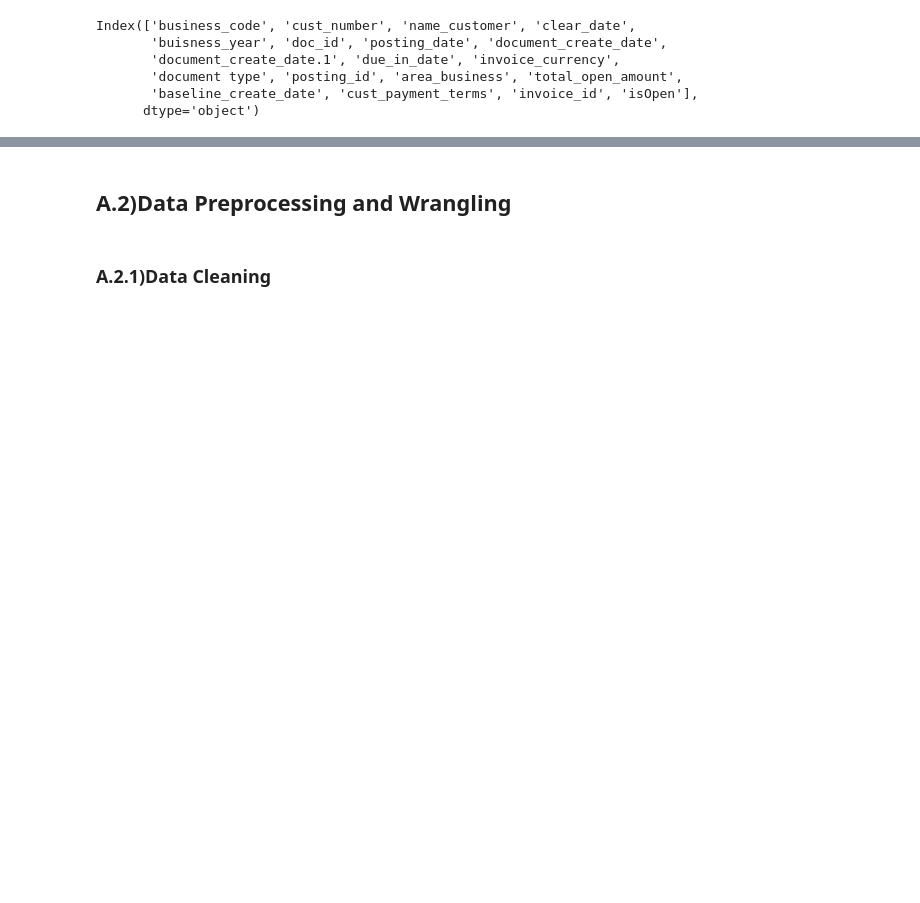
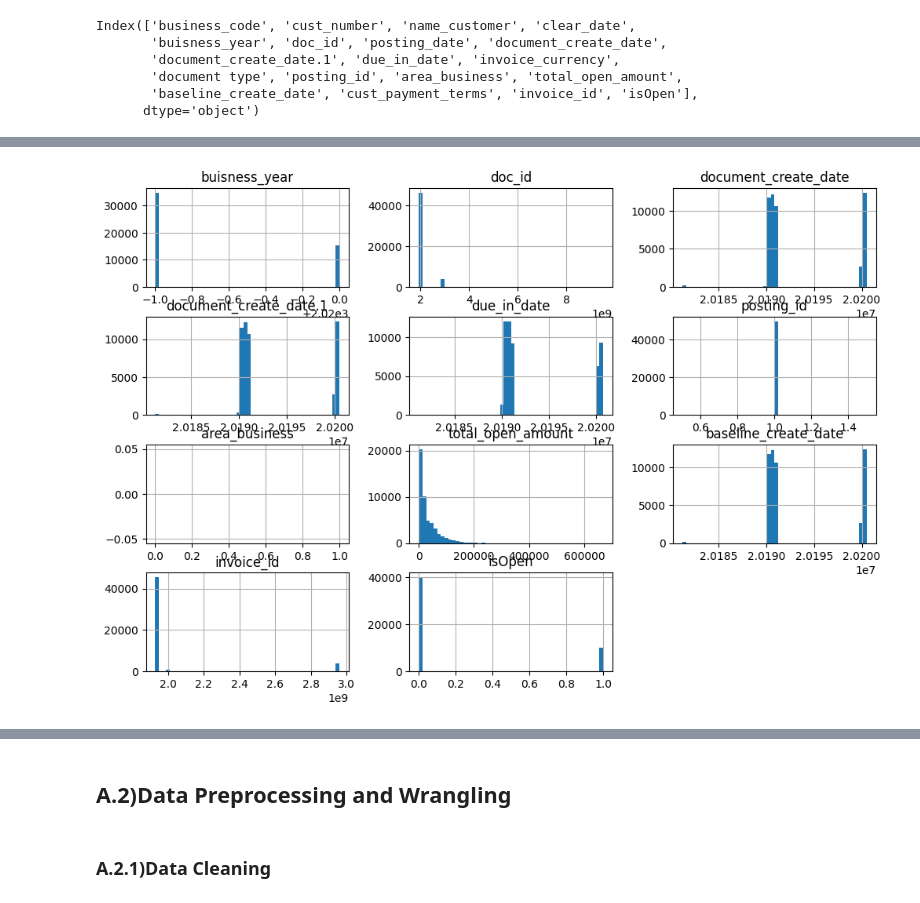
Before and after one commit to EwaltsJ/cf_copilot, a Jupyter notebook: notebooks/preprocessing_sai.ipynb, the cells around one changed output, grey strips where cells are left out. Drawn from its saved outputs; the diff is of its cells as text; code cells hidden in the pictures; blank space fills up the shorter version.

```diff
--- a/notebooks/preprocessing_sai.ipynb
+++ b/notebooks/preprocessing_sai.ipynb
@@ -142,0 +195,5 @@ invoice_currency -> USD,CAD
+# %%
+df.hist(bins=50,figsize=(12,8))
+plt.show()
+# %% [output]
+[figure, added]
```
Also changed, not shown: parts of 28 cells of this notebook.
